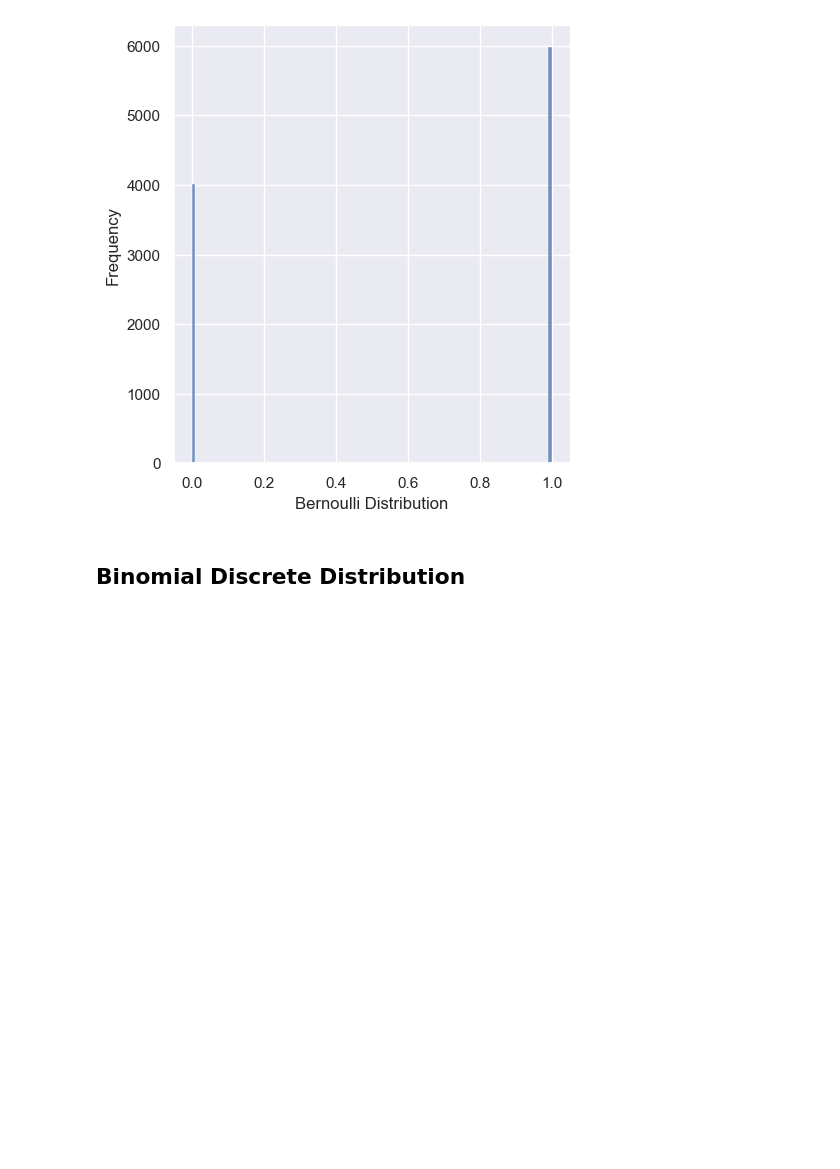
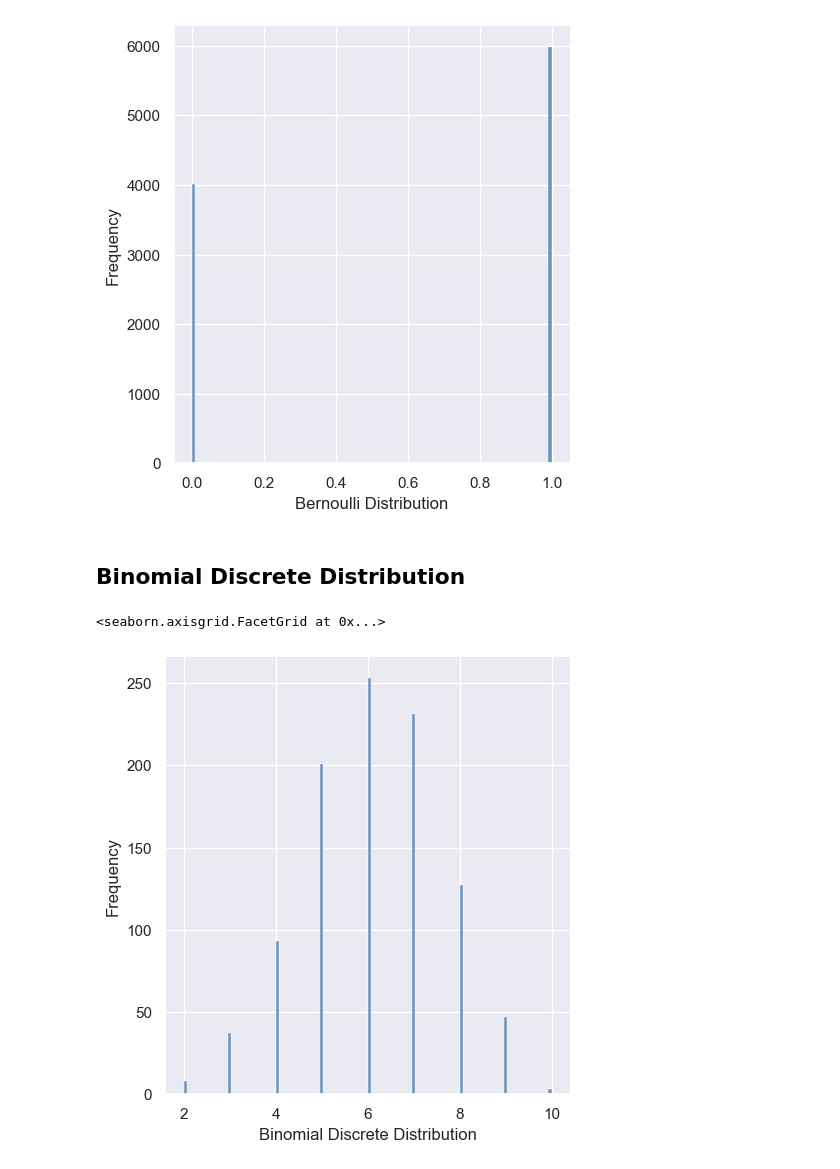
Before and after one commit to shafaq-aslam/statistics-prob, a Jupyter notebook: 07_distributions.ipynb, the cells around one changed output. Cells and saved outputs as stored; diff of their text form; code cells hidden in the pictures; blank space fills up the shorter version.

Commit message:
Binomial distributed added

```diff
--- a/07_distributions.ipynb
+++ b/07_distributions.ipynb
@@ -25,4 +25,8 @@ ax.set(xlabel = "Bernoulli Distribution", ylabel = "Frequency")
 from scipy.stats import binom
 # %%
 data_binom = binom.rvs(n = 10, p = 0.6, size = 1000)
-ax = sns.displot(data_binom, bins=)
+ax = sns.displot(data_binom, bins=100, kde=False)
+ax.set(xlabel = "Binomial Discrete Distribution", ylabel = "Frequency")
+# %% [output]
+<seaborn.axisgrid.FacetGrid at 0x...>
+[figure, added]
```
